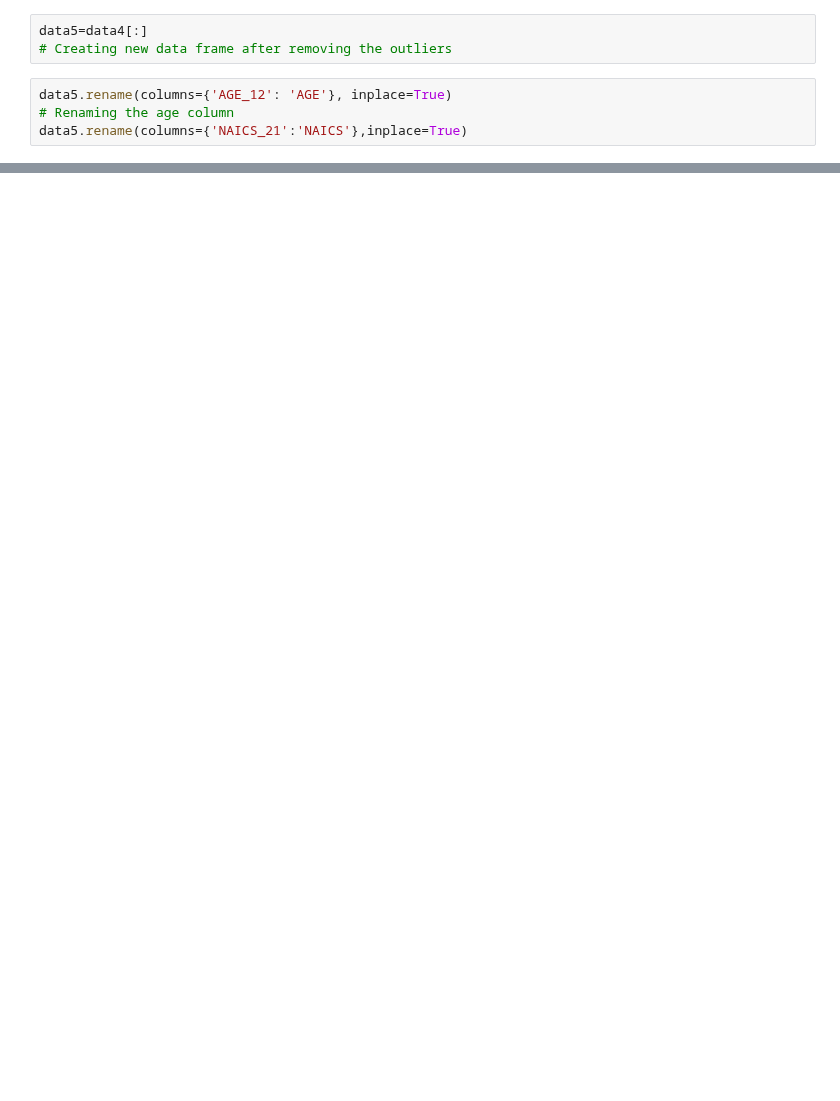
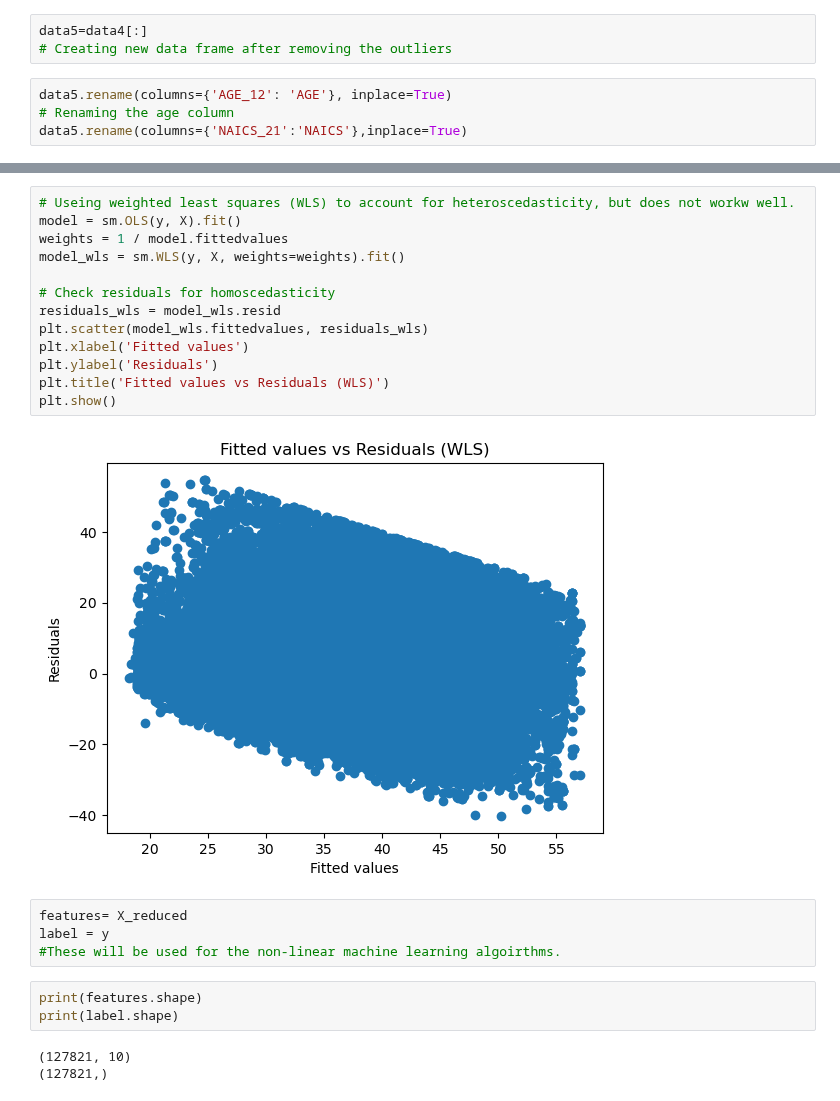
Before and after one commit to harpkang/CIND820_CAPSTONE, a Jupyter notebook: Code/kang_harpreet_code_cind820.ipynb, the cells around one changed output, grey strips where cells are left out. Saved outputs shown, nothing was run; the diff lists cells and outputs as text; blank space fills up the shorter version.

```diff
--- a/Code/kang_harpreet_code_cind820.ipynb
+++ b/Code/kang_harpreet_code_cind820.ipynb
@@ -849,0 +1025,25 @@ X_test_selected = X_test.iloc[:, selected_feature_indices]
+# %%
+# Useing weighted least squares (WLS) to account for heteroscedasticity, but does not workw well.
+model = sm.OLS(y, X).fit()
+weights = 1 / model.fittedvalues
+model_wls = sm.WLS(y, X, weights=weights).fit()
+
+# Check residuals for homoscedasticity
+residuals_wls = model_wls.resid
+plt.scatter(model_wls.fittedvalues, residuals_wls)
+plt.xlabel('Fitted values')
+plt.ylabel('Residuals')
+plt.title('Fitted values vs Residuals (WLS)')
+plt.show()
+# %% [output]
+[figure, added]
+# %%
+features= X_reduced
+label = y
+#These will be used for the non-linear machine learning algoirthms.
+# %%
+print(features.shape)
+print(label.shape)
+# %% [output]
+(127821, 10)
+(127821,)
```
Also changed, not shown: parts of 33 cells of this notebook, 40 other files.
